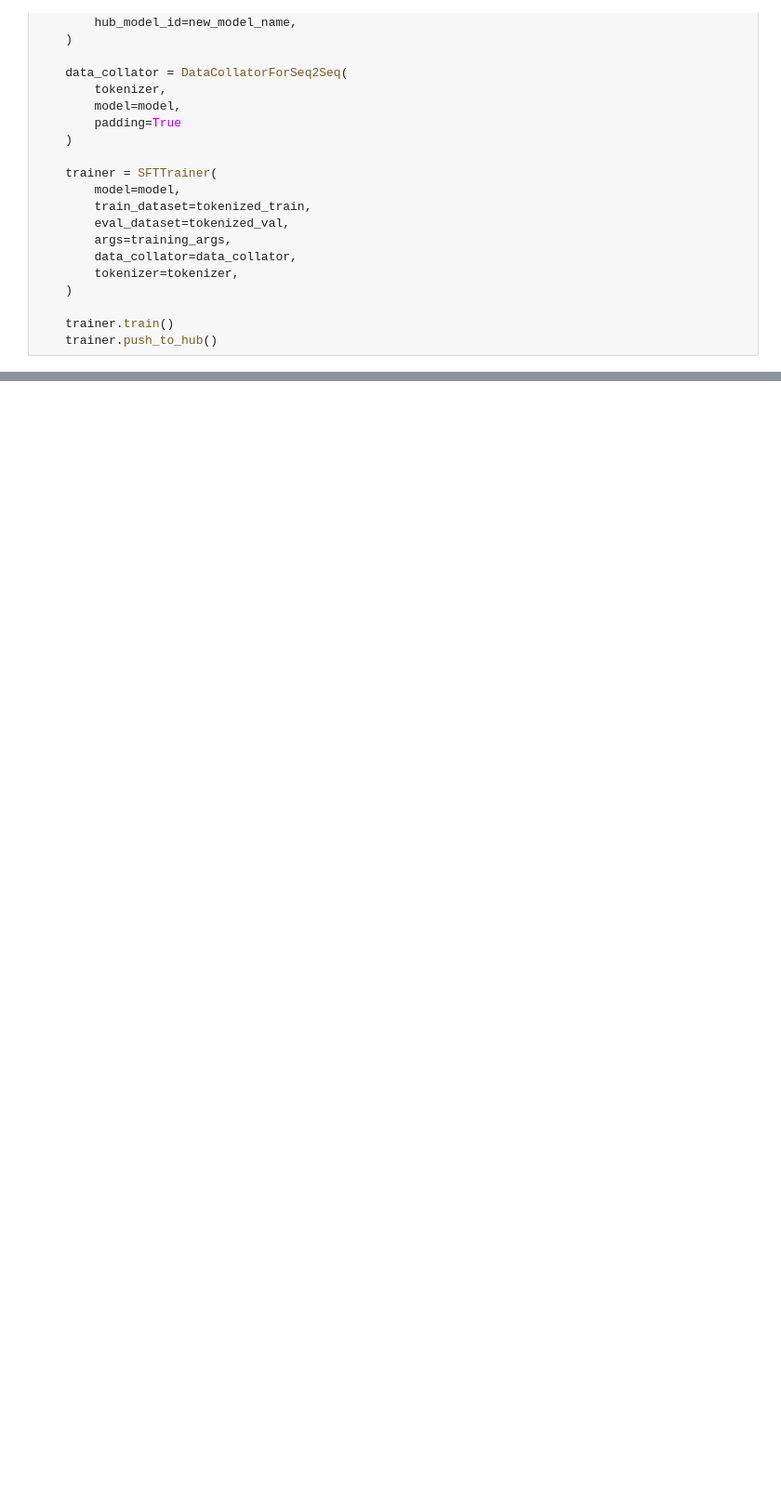
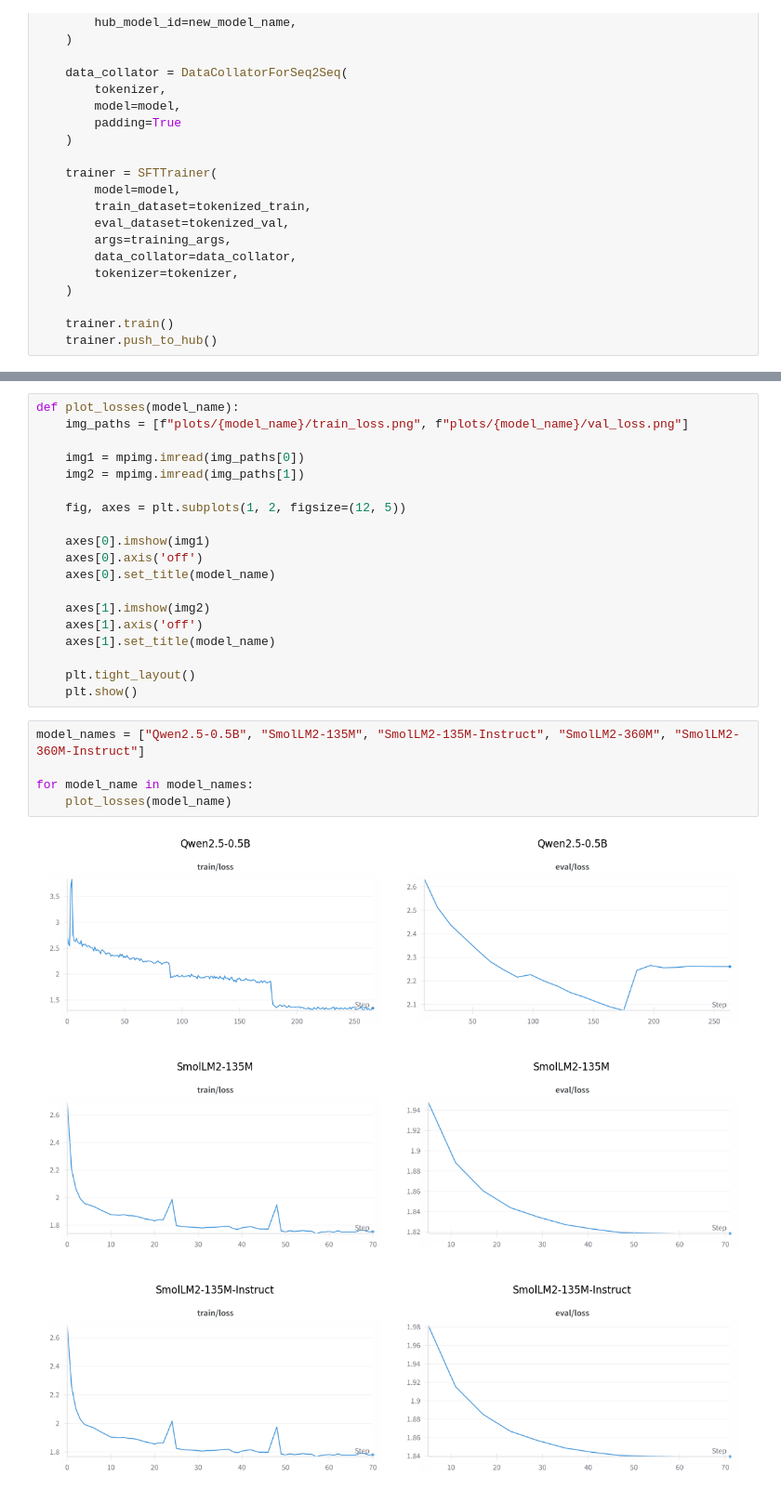
Before and after one commit to Ilyes2000/Text-Generation-and-Chatbot-for-Song-Lyrics, a Jupyter notebook: Song_lyrics_generation.ipynb, the cells around one changed output, grey strips where cells are left out. Shown at 93% size. Cells and saved outputs as stored; diff of their text form; blank space fills up the shorter version.

Commit message:
added training results

```diff
--- a/Song_lyrics_generation.ipynb
+++ b/Song_lyrics_generation.ipynb
@@ -231,0 +258,28 @@ for model_name in MODEL_NAMES:
+# %%
+def plot_losses(model_name):
+    img_paths = [f"plots/{model_name}/train_loss.png", f"plots/{model_name}/val_loss.png"]
+
+    img1 = mpimg.imread(img_paths[0])
+    img2 = mpimg.imread(img_paths[1])
+
+    fig, axes = plt.subplots(1, 2, figsize=(12, 5))
+
+    axes[0].imshow(img1)
+    axes[0].axis('off')
+    axes[0].set_title(model_name)
+
+    axes[1].imshow(img2)
+    axes[1].axis('off')
+    axes[1].set_title(model_name)
+
+    plt.tight_layout()
+    plt.show()
+# %%
+model_names = ["Qwen2.5-0.5B", "SmolLM2-135M", "SmolLM2-135M-Instruct", "SmolLM2-360M", "SmolLM2-360M-Instruct"]
+
+for model_name in model_names:
+    plot_losses(model_name)
+# %% [output]
+[figure, added]
+[figure, added]
+[figure, added]
```
Also changed, not shown: parts of 10 cells of this notebook, 10 other files.
